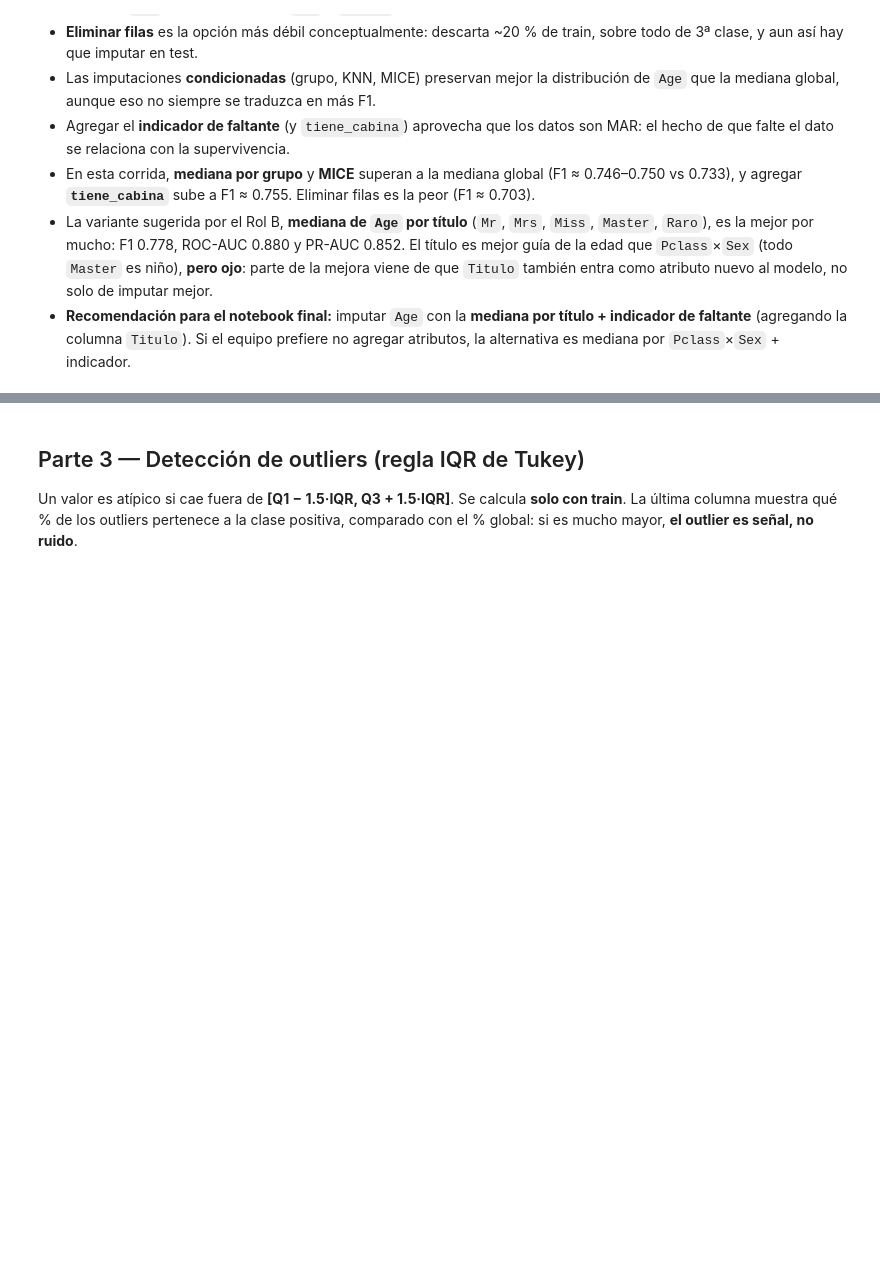
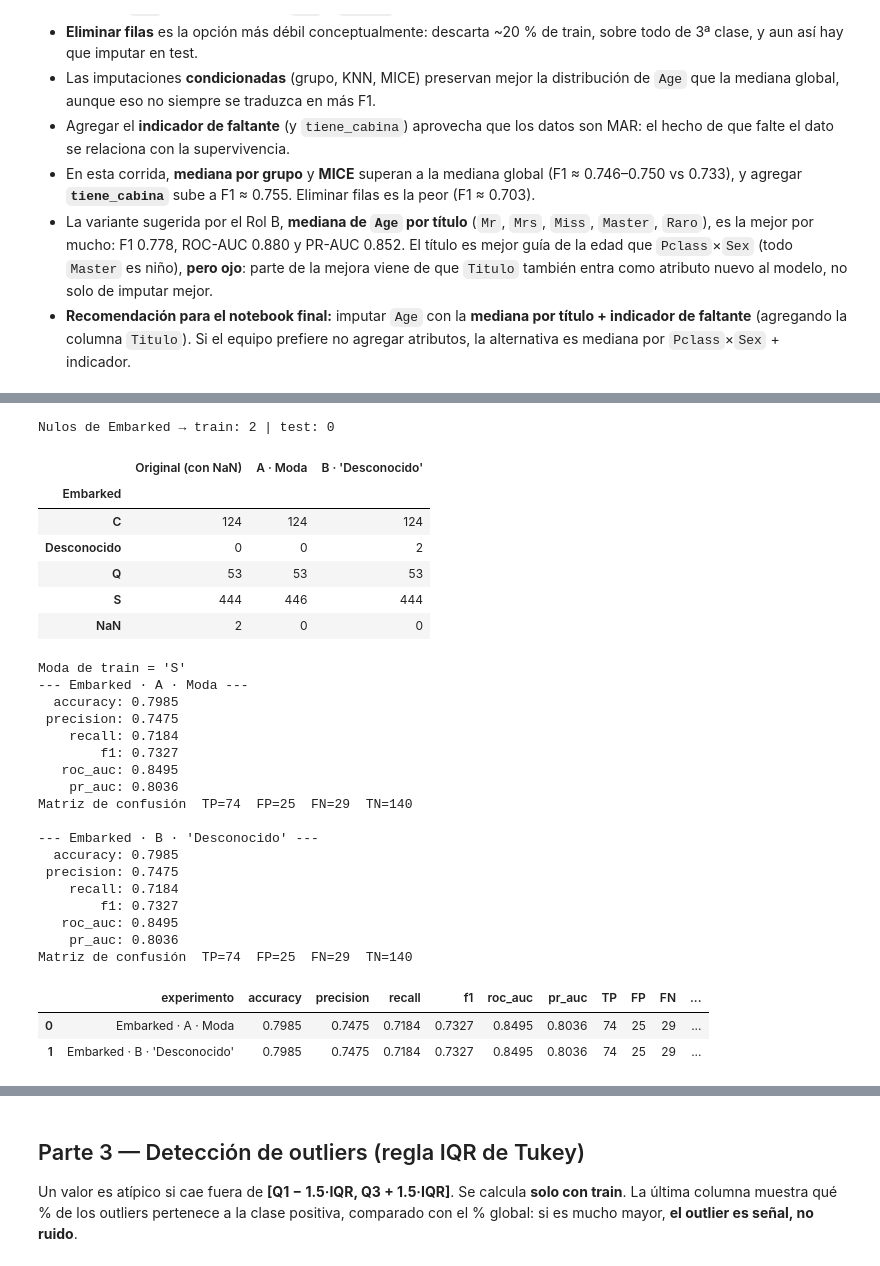
Before and after one commit to Chrystian-F/EDA-y-Preparacion-de-Datos, a Jupyter notebook: notebooks/03_imputacion_outliers.ipynb, the cells around one changed output, grey strips where cells are left out. Saved outputs shown, nothing was run; the diff lists cells and outputs as text; code cells hidden in the pictures; blank space fills up the shorter version.

```diff
--- a/notebooks/03_imputacion_outliers.ipynb
+++ b/notebooks/03_imputacion_outliers.ipynb
@@ -266,0 +276,59 @@ Rango de F1 entre estrategias: 0.7030 – 0.7783
+# %%
+# Pregunta: ¿cambia algo imputar Embarked con la moda o con la categoría "Desconocido"?
+import pandas as pd
+from sklearn.pipeline import Pipeline
+sys.path.append("..")
+from src.utils import cargar_datos, dividir, preprocesador_minimo, modelo_base, evaluar, guardar_resultados
+
+titanic = cargar_datos("titanic")
+X_train, X_test, y_train, y_test = dividir(titanic, "titanic")
+
+print("Nulos de Embarked → train:", X_train["Embarked"].isna().sum(), "| test:", X_test["Embarked"].isna().sum())
+
+# Distribución de Embarked en train: original vs. cada estrategia
+moda = X_train["Embarked"].mode()[0]                     # moda calculada SOLO con train
+dist = pd.DataFrame({
+    "Original (con NaN)":   X_train["Embarked"].value_counts(dropna=False),
+    "A · Moda":             X_train["Embarked"].fillna(moda).value_counts(),
+    "B · 'Desconocido'":    X_train["Embarked"].fillna("Desconocido").value_counts(),
+}).fillna(0).astype(int)
+display(dist)
+print(f"Moda de train = '{moda}'")
+
+# Impacto en el modelo (misma imputación numérica: mediana)
+res_cat = []
+for nombre, estrategia in [("A · Moda", "most_frequent"), ("B · 'Desconocido'", "constant")]:
+    modelo = Pipeline([("prep", preprocesador_minimo(X_train, imputar_cat=estrategia)),
+                       ("modelo", modelo_base())])
+    res_cat.append(evaluar(modelo, X_train, y_train, X_test, y_test, nombre=f"Embarked · {nombre}"))
+guardar_resultados(res_cat, "imputacion_categorica_titanic.csv")
+# %% [output]
+Nulos de Embarked → train: 2 | test: 0
+|  | Original (con NaN) | A · Moda | B · 'Desconocido' |
+| Embarked |  |  |  |
+| C | 124 | 124 | 124 |
+| Desconocido | 0 | 0 | 2 |
+| Q | 53 | 53 | 53 |
+| S | 444 | 446 | 444 |
+| NaN | 2 | 0 | 0 |
+Moda de train = 'S'
+--- Embarked · A · Moda ---
+  accuracy: 0.7985
+ precision: 0.7475
+    recall: 0.7184
+        f1: 0.7327
+   roc_auc: 0.8495
+    pr_auc: 0.8036
+Matriz de confusión  TP=74  FP=25  FN=29  TN=140
+
+--- Embarked · B · 'Desconocido' ---
+  accuracy: 0.7985
+ precision: 0.7475
+    recall: 0.7184
+        f1: 0.7327
+   roc_auc: 0.8495
+    pr_auc: 0.8036
+Matriz de confusión  TP=74  FP=25  FN=29  TN=140
+|  | experimento | accuracy | precision | recall | f1 | roc_auc | pr_auc | TP | FP | FN | ... |
+| 0 | Embarked · A · Moda | 0.7985 | 0.7475 | 0.7184 | 0.7327 | 0.8495 | 0.8036 | 74 | 25 | 29 | ... |
+| 1 | Embarked · B · 'Desconocido' | 0.7985 | 0.7475 | 0.7184 | 0.7327 | 0.8495 | 0.8036 | 74 | 25 | 29 | ... |
```
Also changed, not shown: parts of 6 cells of this notebook, 4 other files.
